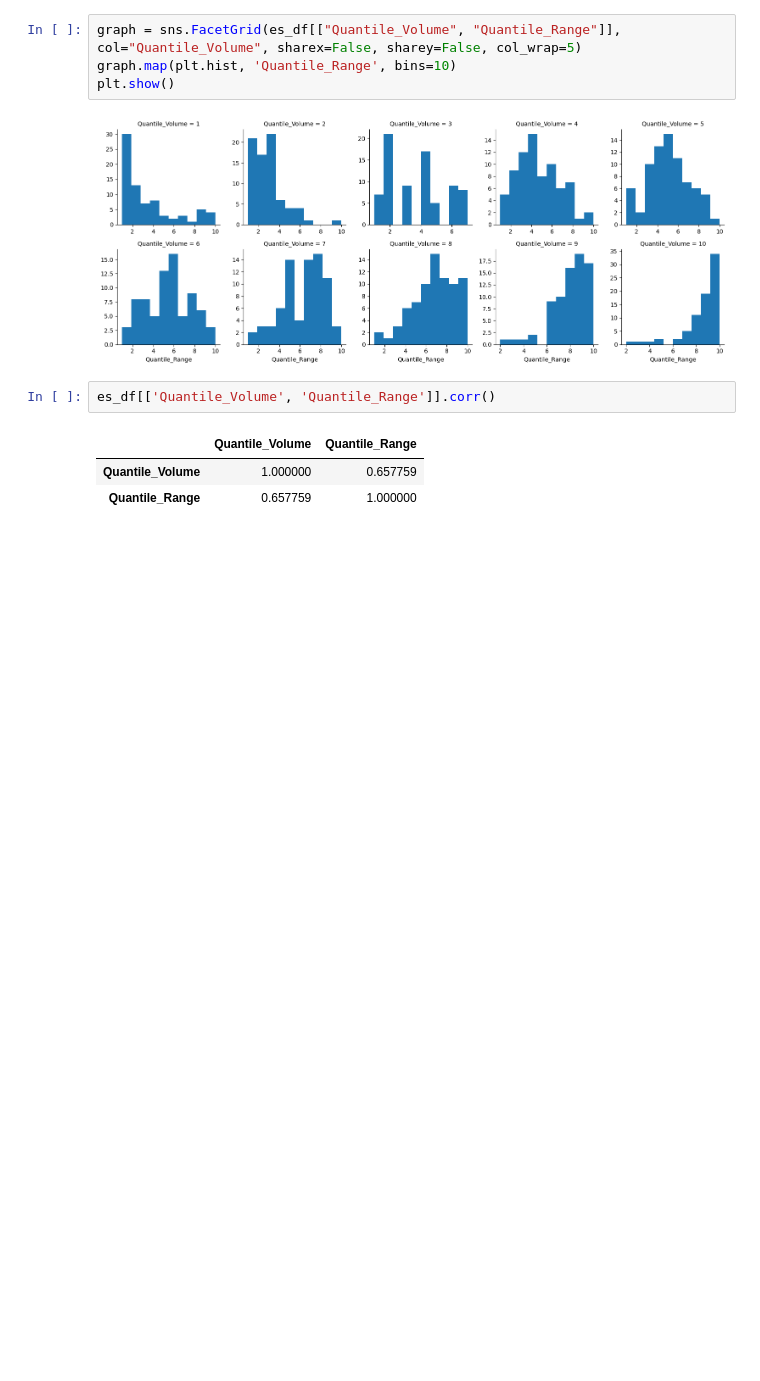
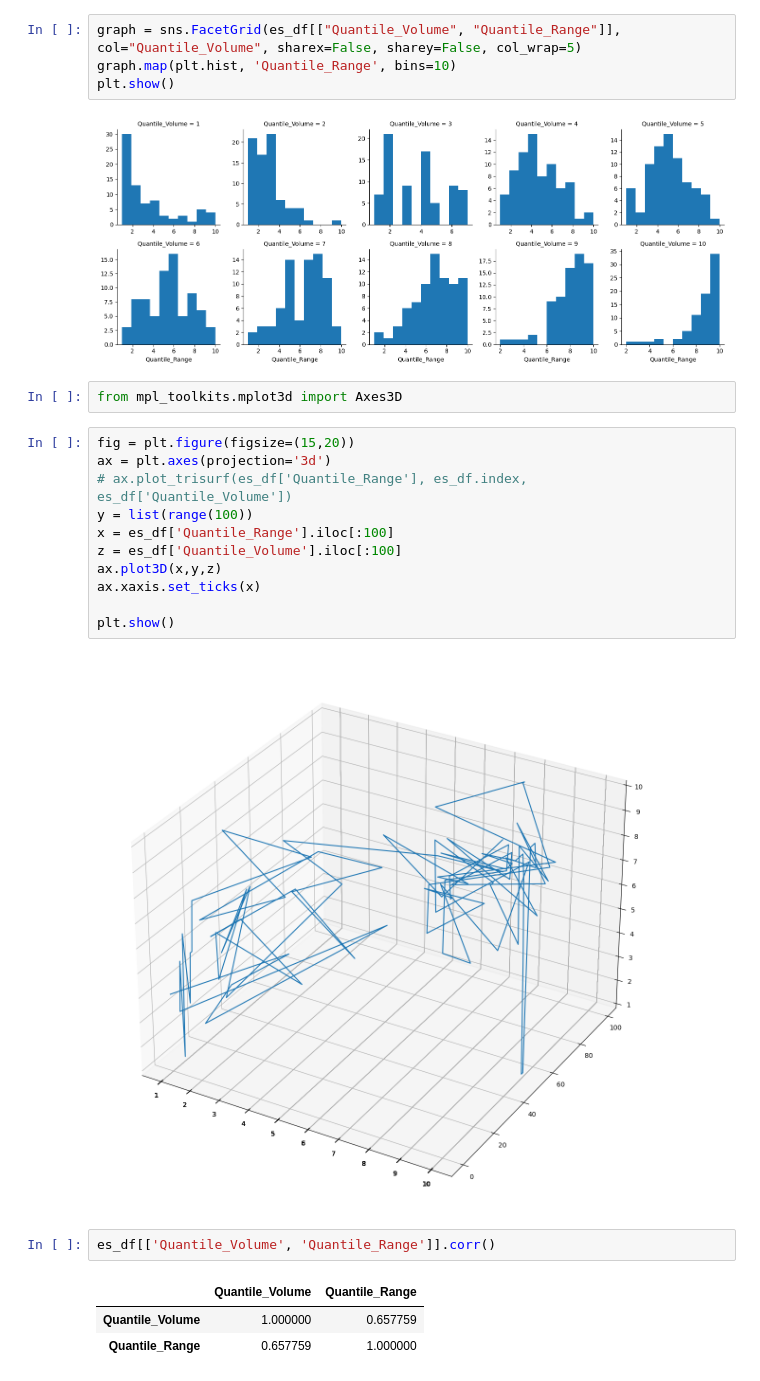
Before and after one commit to Readerlution/Finance, a Jupyter notebook: PVT/SP500F.ipynb, the cells around one changed output. Drawn from its saved outputs; the diff is of its cells as text; blank space fills up the shorter version.

```diff
--- a/PVT/SP500F.ipynb
+++ b/PVT/SP500F.ipynb
@@ -37,6 +37,21 @@ graph.map(plt.hist, 'Quantile_Range', bins=10)
 plt.show()
 # %% [output]
 [figure]
+# %%
+from mpl_toolkits.mplot3d import Axes3D
+# %%
+fig = plt.figure(figsize=(15,20))
+ax = plt.axes(projection='3d')
+# ax.plot_trisurf(es_df['Quantile_Range'], es_df.index, es_df['Quantile_Volume'])
+y = list(range(100))
+x = es_df['Quantile_Range'].iloc[:100]
+z = es_df['Quantile_Volume'].iloc[:100]
+ax.plot3D(x,y,z)
+ax.xaxis.set_ticks(x)
+
+plt.show()
+# %% [output]
+[figure, added]
 # %%
 es_df[['Quantile_Volume', 'Quantile_Range']].corr()
 # %% [output]
```
